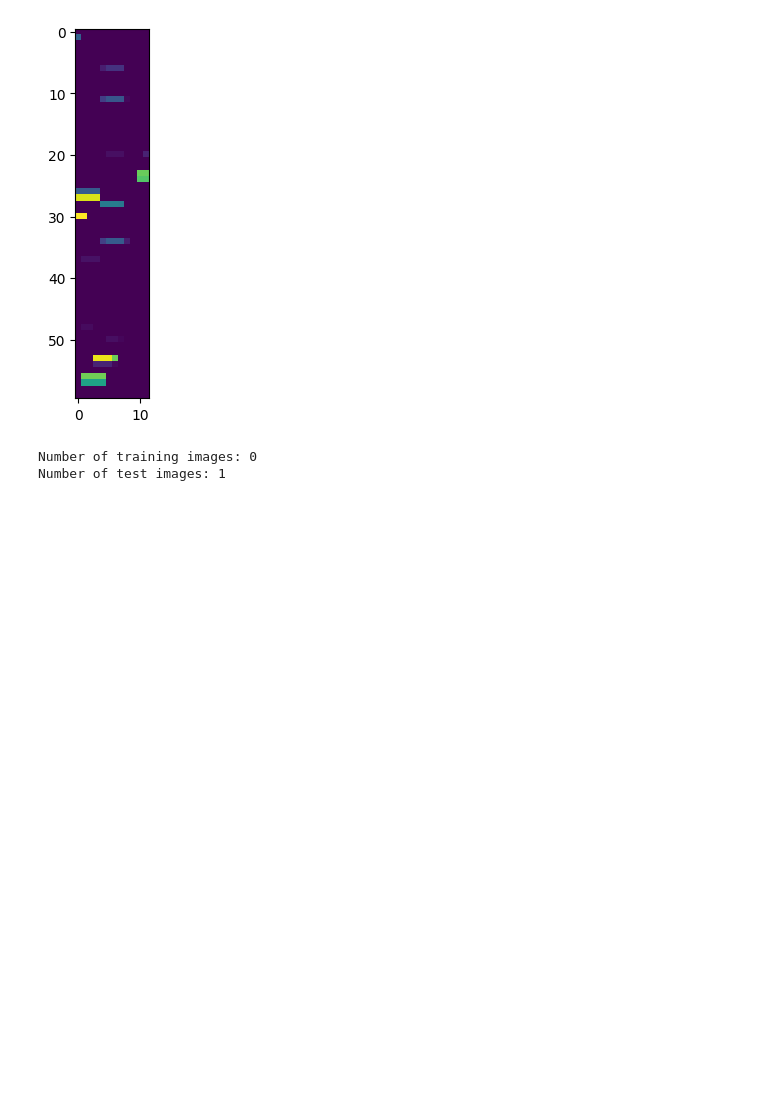
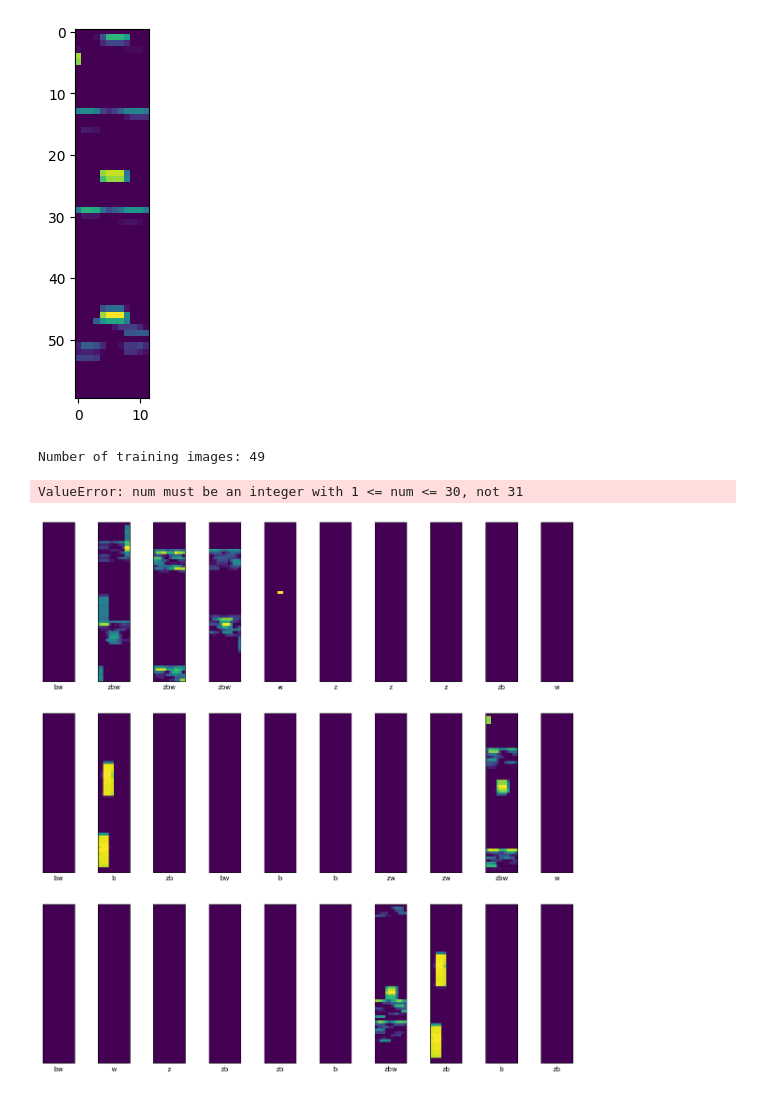
Before and after one commit to sds100/TinyMLSpectrumSensing, a Jupyter notebook: cnn.ipynb, the cells around one changed output. Saved outputs shown, nothing was run; the diff lists cells and outputs as text; code cells hidden in the pictures; blank space fills up the shorter version.

```diff
--- a/cnn.ipynb
+++ b/cnn.ipynb
@@ -245,7 +249,7 @@ plot_spectrogram(spectrograms["zb"])
 def digitize_spectrogram(spectrogram: npt.NDArray[float], color_depth: int) -> npt.NDArray[int]:
     max_value: float = spectrogram.max()
     scale: float = color_depth / max_value
-    spectrogram = spectrogram.clip(0, max_value)
+    spectrogram = spectrogram.clip(0)
     scaled_spectrogram = spectrogram * scale
 
     bins = np.arange(color_depth, dtype=int)
@@ -258,23 +262,51 @@ digitized_spectrograms = [digitize_spectrogram(spec, color_depth=256) for spec i
 plt.imshow(digitized_spectrograms[0])
 plt.show()
 # %% [output]
-[figure, old version]
+[figure, new version]
 # %%
-
-# The ratio of training data to test data
-training_ratio = 0.8
-
 np.random.seed(42)
 
-np.random.shuffle(digitized_spectrograms)
+training_data: list[(str, npt.NDArray[int])] = []
 
-split_index: int = int(training_ratio * len(digitized_spectrograms))
+middle: int = len(spectrogram_zbw.values) // 2
+start_freq: int = middle - 30
+end_freq: int = middle + 30
+resolution = 60
 
-train_spectrograms: List[npt.NDArray[int]] = digitized_spectrograms[:split_index]
-test_spectrograms: List[npt.NDArray[int]] = digitized_spectrograms[split_index:]
+K = 3
+L = 16
+D = 4
 
-print(f"Number of training images: {len(train_spectrograms)}")
-print(f"Number of test images: {len(test_spectrograms)}")
+for (label, spec) in spectrograms.items():
+    spec = take_frequencies(spec, start_freq, end_freq)
+    spectrogram_slices = split_spectrogram(spec, duration=1000)
+
+    downsampled_slices = [downsample(s.values, resolution) for s in spectrogram_slices]
+    augmented_slices = [augment(s, K, L, D) for s in downsampled_slices]
+
+    painted_slices = [paint_spectrogram(original, augmented) for (original, augmented) in
+                      list(zip(downsampled_slices, augmented_slices))]
+
+    digitized_slices = [digitize_spectrogram(s, 256) for s in painted_slices]
+
+    for s in digitized_slices:
+        training_data.append((label, s))
+
+np.random.shuffle(training_data)
+
+print(f"Number of training images: {len(training_data)}")
+
+plt.figure(figsize=(15,15))
+for i in range(len(training_data)):
+    (label, image) = training_data[i]
+    plt.subplot(3,10,i+1)
+    plt.xticks([])
+    plt.yticks([])
+    plt.grid(False)
+    plt.imshow(image)
+    plt.xlabel(label)
+plt.show()
 # %% [output]
-Number of training images: 0
-Number of test images: 1
+Number of training images: 49
+ValueError: num must be an integer with 1 <= num <= 30, not 31
+[figure, added]
```
Also changed, not shown: parts of 6 cells of this notebook, 1 other file.
